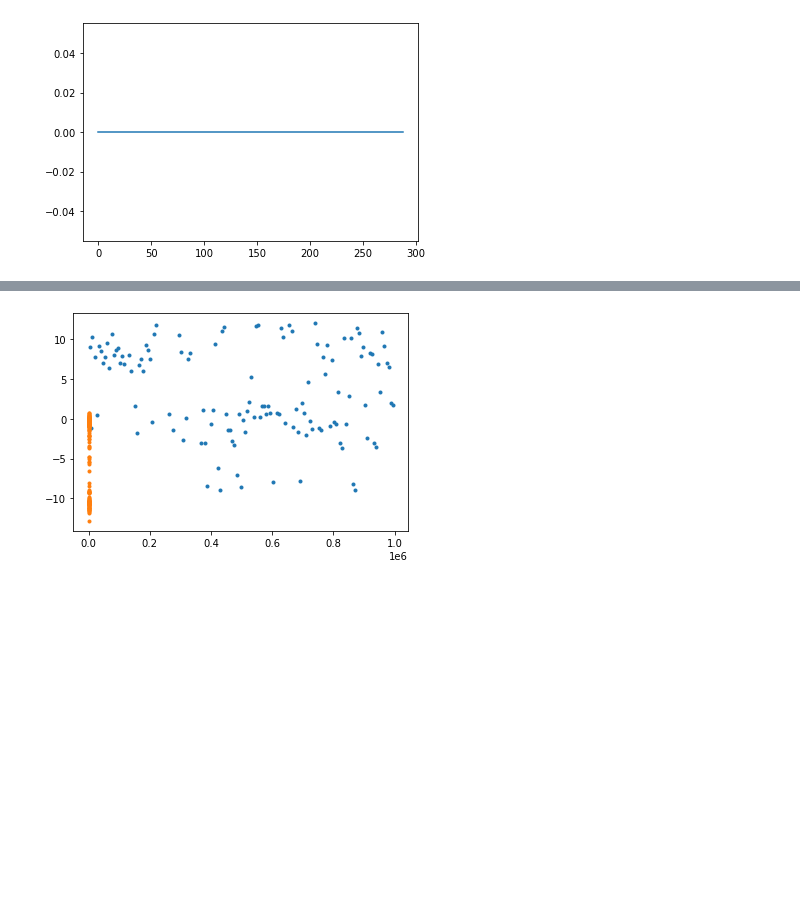
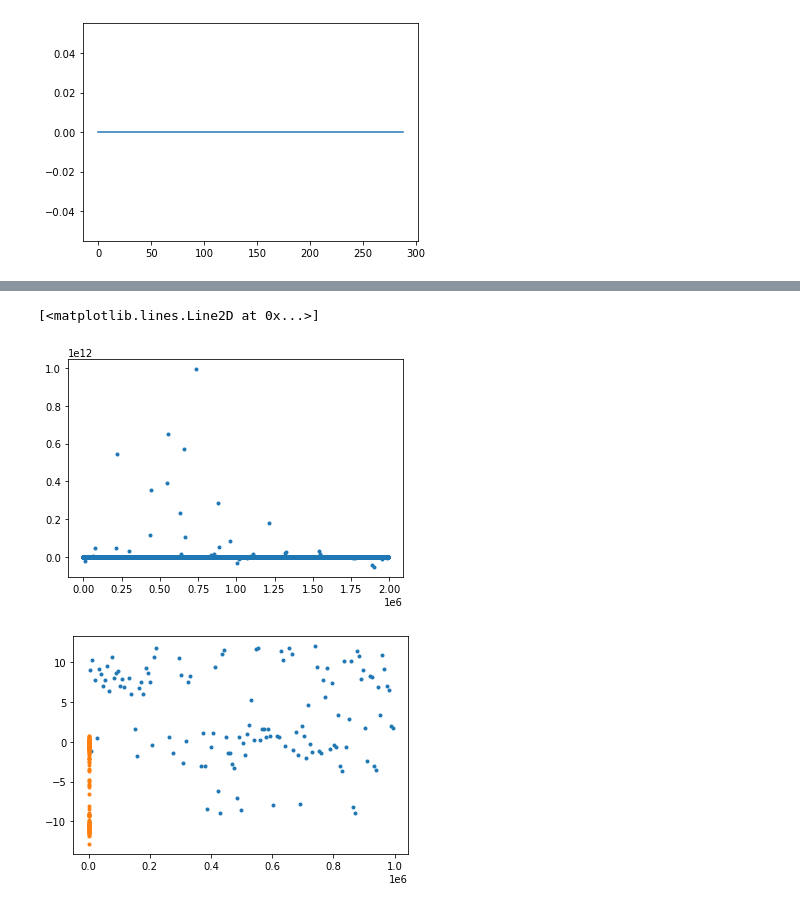
Before and after one commit to taimoorsohail/Min_Max_Transform, a Jupyter notebook: ACCESS_CM2/MTM_ACCESS.ipynb, the cells around one changed output, grey strips where cells are left out. Saved outputs shown, nothing was run; the diff lists cells and outputs as text; code cells hidden in the pictures; blank space fills up the shorter version.

```diff
--- a/ACCESS_CM2/MTM_ACCESS.ipynb
+++ b/ACCESS_CM2/MTM_ACCESS.ipynb
@@ -541,3 +541,13 @@ dT_adj = Adjustment[1,:]
 # T_adj = adj['Q_T']
 # S_adj = adj['Q_S']
 # adj_full = adj['Q_full']
+# %%
+row_inds = np.argwhere(volumes[0,:]==0)
+column_inds = np.argwhere(volumes[1,:]==0)
+
+g_modded = np.delete(np.delete(g_ij, row_inds, axis=1), column_inds, axis=0)
+V0_modded = np.delete(volumes[0,:], row_inds)
+V1_modded = np.delete(volumes[1,:], column_inds)
+T0_modded = np.delete(tracers[0,1,:], row_inds)
+T1_modded = np.delete(tracers[1,1,:], column_inds)
+weights_modded = np.delete(weights2[0,:], row_inds)
@@ -567,6 +597,7 @@ for i in (range(N)):
             Vmatrix2[j,ix] = volumes[1,i]
             ix=ix+1
 
+volumes_1 = np.concatenate((volumes[0,:], volumes[0,:])) # Shape: [2 x N]
 volumes_2 = np.concatenate((volumes[1,:], volumes[1,:])) # Shape: [2 x N]
 tracers_2 = np.concatenate((tracers[1,1,:],tracers[1,0,:]))
 
@@ -597,13 +628,13 @@ for i in range(int(nofaces)):
 Vmatrix2 = np.concatenate((Vmat2_T,Vmat2_S),axis=0)
 
 ## Invoke solver to calculate transports
-u = A1.shape
+u = V0_modded.shape
 
 x = cp.Variable(u)
 
-cost = cp.sum_squares(x.flatten() * Vmatrix1.flatten())
+cost = cp.sum_squares(g_modded@x - V1_modded*T1_modded + g_modded@T0_modded)#x * V0_modded*weights_modded)
 
-constraints = [x@G == volumes_2*tracers_2 - A1@G, ]
+constraints = []#g_modded@x == V1_modded*T1_modded - g_modded@T0_modded]
 prob = cp.Problem(cp.Minimize(cost), constraints)
 
 
@@ -619,16 +650,6 @@ for variable in prob.variables():
 
 # The optimal value for x is stored in `x.value`.
 tracer_adj = variable.value
-
-T_adj = np.zeros(N)
-S_adj = np.zeros(N)
-ix=0
-for i in (range(N)):
-    for j in range(N):
-        if cons_matrix[i,j]>0:
-            T_adj[i] = tracer_adj[j,ix] #vertex ix brings temp of WM i to WM j
-            S_adj[i] = tracer_adj[j+N,ix] #vertex ix brings temp of WM i to WM j
-            ix=ix+1
 # %% [output]
 ===============================================================================
                                      CVXPY
@@ -703,3 +782,8 @@ print('-------')
+# %%
+plt.plot(tracer_adj[:,:].flatten(), '.')
+# %% [output]
+[<matplotlib.lines.Line2D at 0x...>]
+[figure, added]
 # %%
 plt.plot(np.log10(abs(tracer_adj[:144,:].flatten())), '.')
 plt.plot(np.log10(abs(dT_adj)), '.')
```
Also changed, not shown: parts of 10 cells of this notebook.
